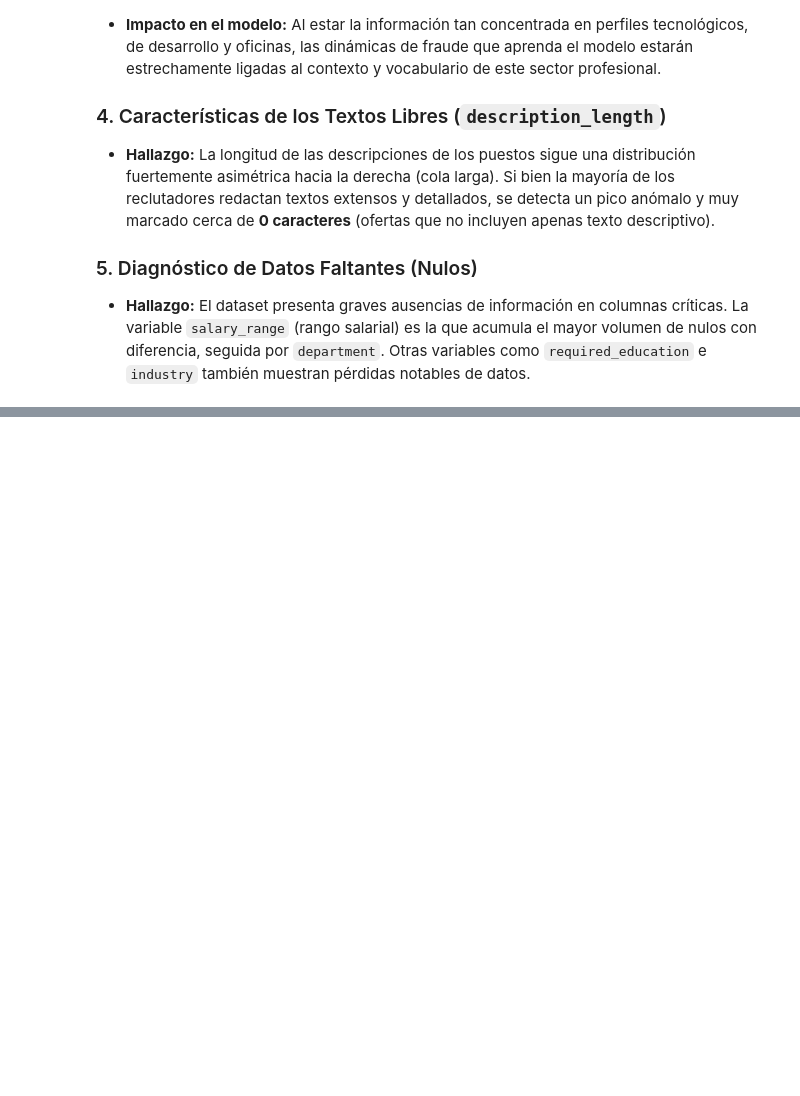
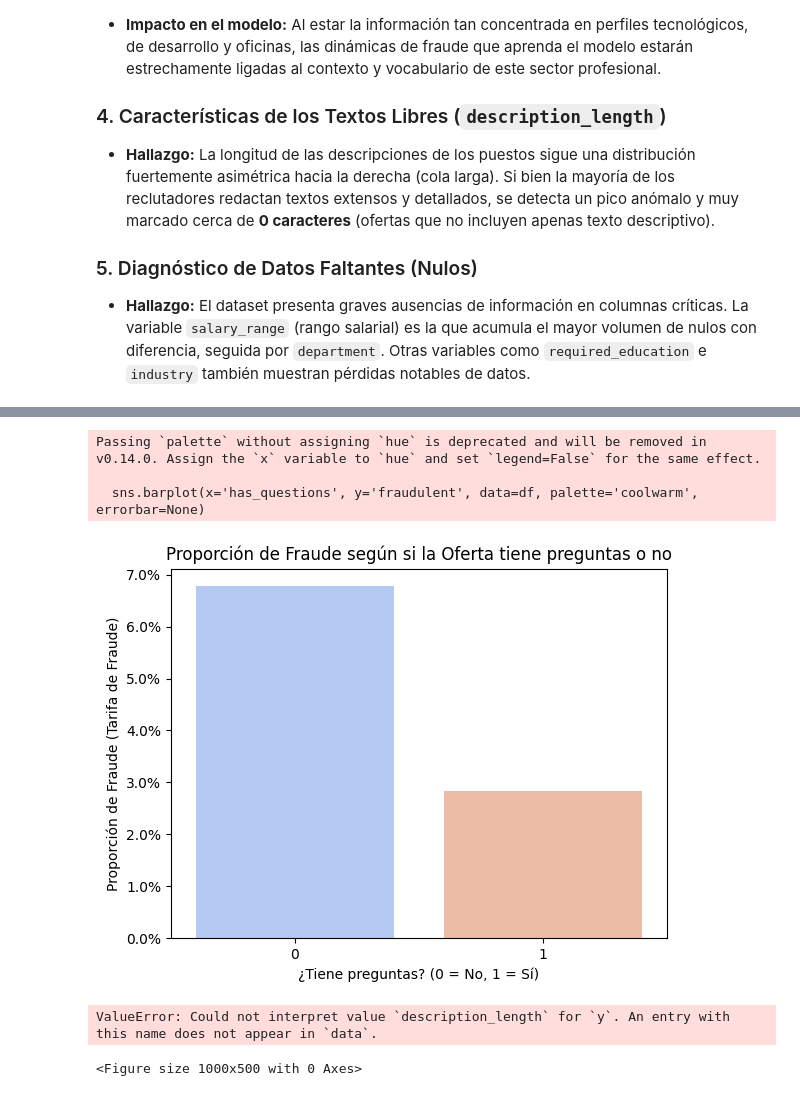
Before and after one commit to Bootcamp-DA-P2/proyecto8-problemaclasificacion-grupo5, a Jupyter notebook: 2.ipynb, the cells around one changed output, grey strips where cells are left out. Saved outputs shown, nothing was run; the diff lists cells and outputs as text; code cells hidden in the pictures; blank space fills up the shorter version.

```diff
--- a/2.ipynb
+++ b/2.ipynb
@@ -133,0 +170,26 @@ Tras analizar de forma individual las variables clave de nuestro dataset de ofer
+# %%
+sns.barplot(x='has_questions', y='fraudulent', data=df, palette='coolwarm', errorbar=None)
+plt.title('Proporción de Fraude según si la Oferta tiene preguntas o no')
+plt.ylabel('Proporción de Fraude (Tarifa de Fraude)')
+plt.xlabel('¿Tiene preguntas? (0 = No, 1 = Sí)')
+
+# Convertir el eje Y a porcentaje para que el profesor lo entienda mejor
+from matplotlib.ticker import PercentFormatter
+plt.gca().yaxis.set_major_formatter(PercentFormatter(1.0))
+plt.show()
+# %% [output]
+Passing `palette` without assigning `hue` is deprecated and will be removed in v0.14.0. Assign the `x` variable to `hue` and set `legend=False` for the same effect.
+
+  sns.barplot(x='has_questions', y='fraudulent', data=df, palette='coolwarm', errorbar=None)
+[figure, added]
+# %%
+plt.figure(figsize=(10, 5))
+# Comparamos la distribución de longitudes para ofertas reales (0) y falsas (1)
+sns.boxplot(x='fraudulent', y='description_length', data=df, palette='Set2')
+plt.title('Comparación de la Longitud de la Descripción: Reales vs Fraudes')
+plt.xlabel('¿Es Fraude? (0 = No, 1 = Sí)')
+plt.ylabel('Longitud del texto (caracteres)')
+plt.show()
+# %% [output]
+ValueError: Could not interpret value `description_length` for `y`. An entry with this name does not appear in `data`.
+<Figure size 1000x500 with 0 Axes>
```
Also changed, not shown: parts of 7 cells of this notebook.
